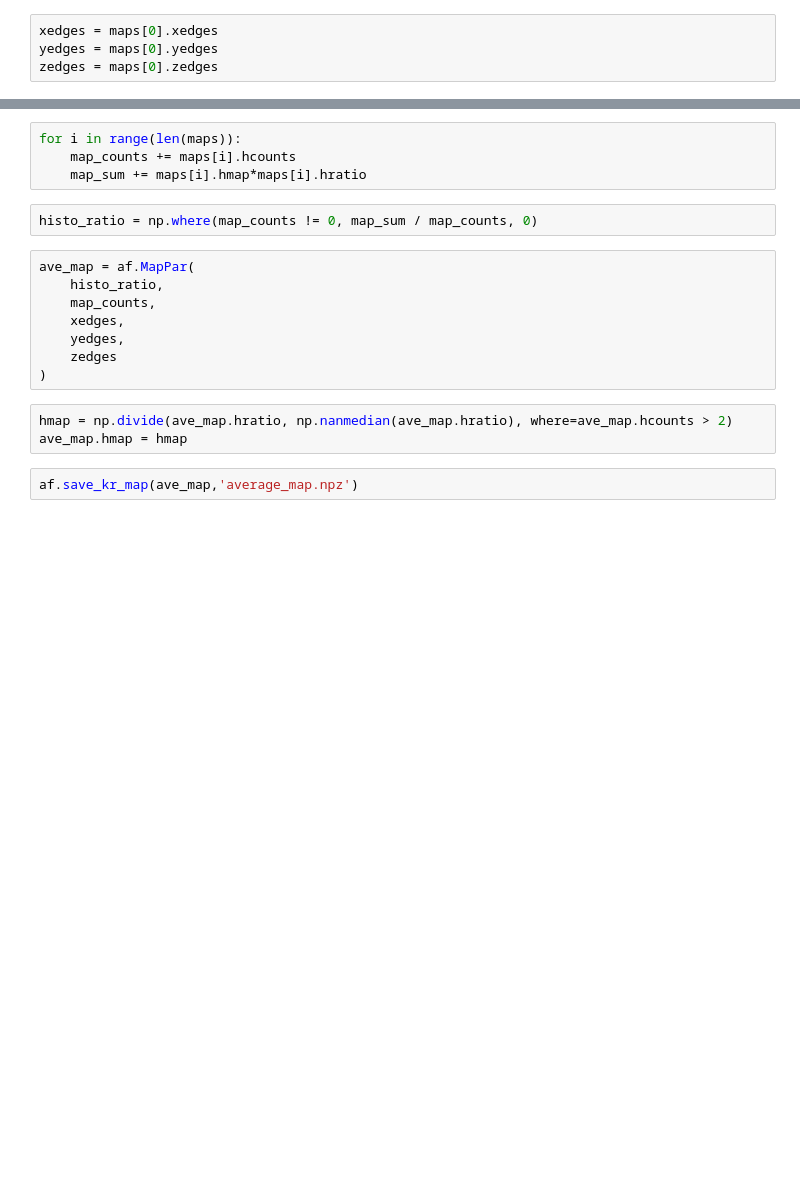
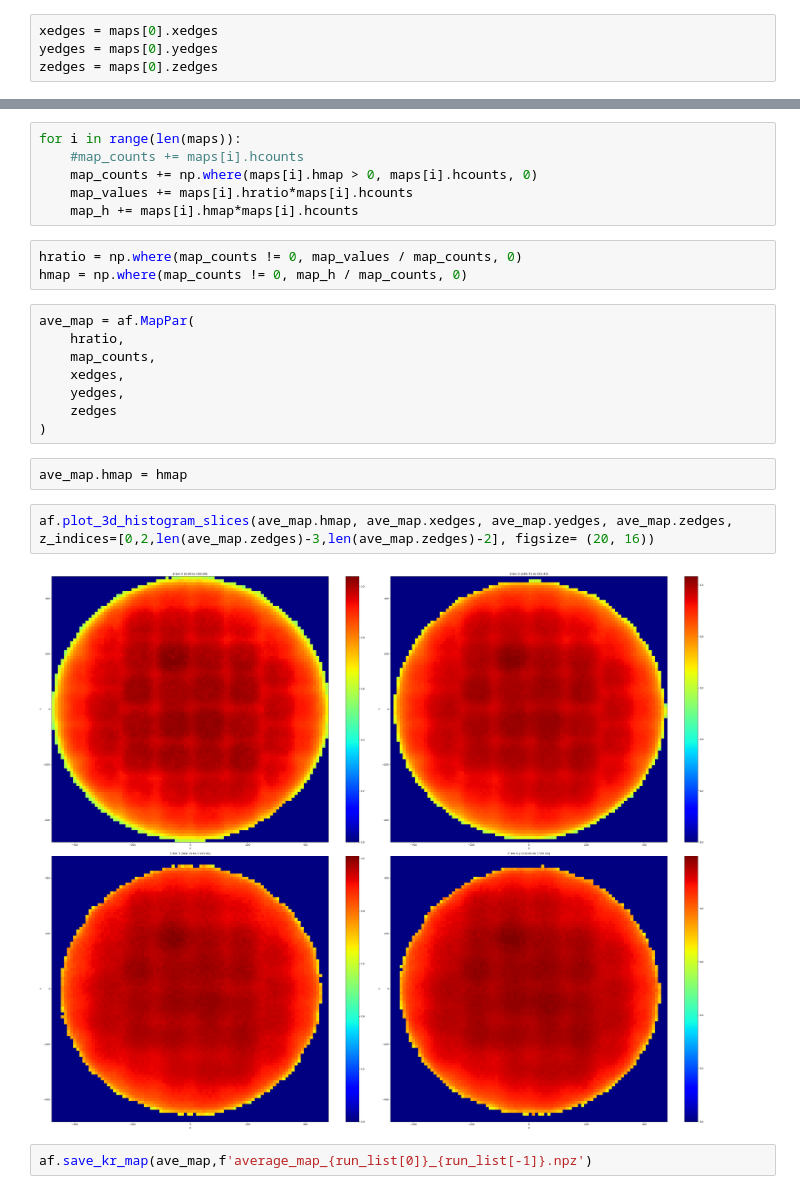
Before and after one commit to jjgomezcadenas/ASpirit, a Jupyter notebook: db/kr_maps/AverageKrMaps.ipynb, the cells around one changed output, grey strips where cells are left out. Drawn from its saved outputs; the diff is of its cells as text; blank space fills up the shorter version.

```diff
--- a/db/kr_maps/AverageKrMaps.ipynb
+++ b/db/kr_maps/AverageKrMaps.ipynb
@@ -39,19 +42,25 @@ map_sum = np.zeros(hist_shape)
 # %%
 for i in range(len(maps)):
-    map_counts += maps[i].hcounts
-    map_sum += maps[i].hmap*maps[i].hratio
+    #map_counts += maps[i].hcounts
+    map_counts += np.where(maps[i].hmap > 0, maps[i].hcounts, 0)
+    map_values += maps[i].hratio*maps[i].hcounts
+    map_h += maps[i].hmap*maps[i].hcounts
 # %%
-histo_ratio = np.where(map_counts != 0, map_sum / map_counts, 0)
+hratio = np.where(map_counts != 0, map_values / map_counts, 0)
+hmap = np.where(map_counts != 0, map_h / map_counts, 0)
 # %%
 ave_map = af.MapPar(
-    histo_ratio,
+    hratio,
     map_counts,
     xedges,
     yedges,
     zedges
 )
-# %%
-hmap = np.divide(ave_map.hratio, np.nanmedian(ave_map.hratio), where=ave_map.hcounts > 2)
-ave_map.hmap = hmap
+# %%
+ave_map.hmap = hmap
+# %%
+af.plot_3d_histogram_slices(ave_map.hmap, ave_map.xedges, ave_map.yedges, ave_map.zedges, z_indices=[0,2,len(ave_map.zedges)-3,len(ave_map.zedges)-2], figsize= (20, 16))
+# %% [output]
+[figure, added]
 # %%
-af.save_kr_map(ave_map,'average_map.npz')
+af.save_kr_map(ave_map,f'average_map_{run_list[0]}_{run_list[-1]}.npz')
```
Also changed, not shown: parts of 4 cells of this notebook, 11 other files.
